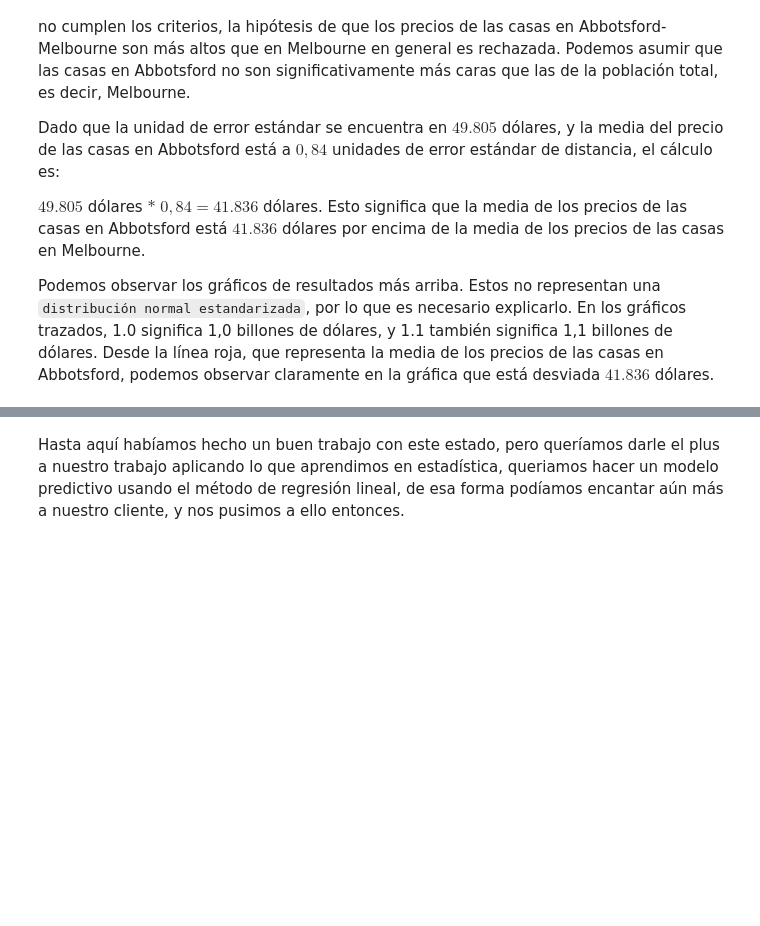
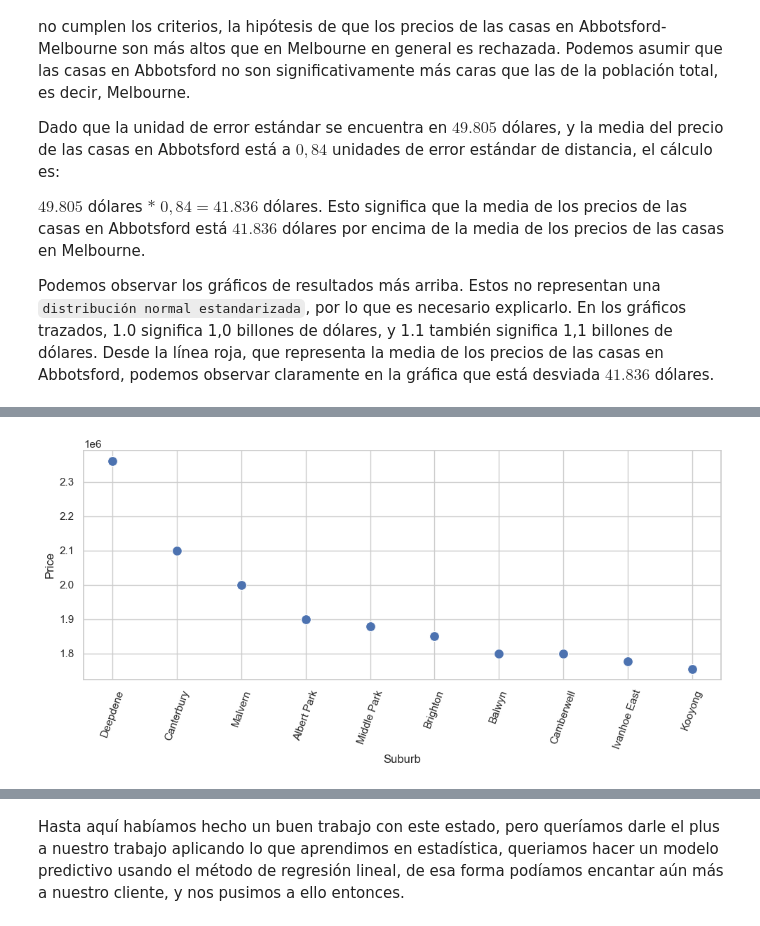
Before and after one commit to theleywin/Statistics-Final-Project, a Jupyter notebook: explore_Melbourne.ipynb, the cells around one changed output, grey strips where cells are left out. Saved outputs shown, nothing was run; the diff lists cells and outputs as text; code cells hidden in the pictures; blank space fills up the shorter version.

```diff
--- a/explore_Melbourne.ipynb
+++ b/explore_Melbourne.ipynb
@@ -320,0 +344,3 @@ Podemos observar los gráficos de resultados más arriba. Estos no representan u
+# %%
+P_Suburb_top10=df.groupby('Suburb')['Price'].median().nlargest(10).apply(lambda x: '%.5f' % x).reset_index()
+P_Suburb_top10
@@ -320,0 +359,10 @@ Podemos observar los gráficos de resultados más arriba. Estos no representan u
+# %%
+P_Suburb_top10['Price'] = P_Suburb_top10['Price'].astype(str).astype(float).round(0)
+# %%
+plt.figure(figsize=(10,5))
+sns.set(style="whitegrid")
+ax = sns.scatterplot(x="Suburb", y="Price", data=P_Suburb_top10, s=100)
+plt.xticks(rotation=70)
+plt.tight_layout()
+# %% [output]
+[figure, added]
```
Also changed, not shown: parts of 11 cells of this notebook, 2 other files.
